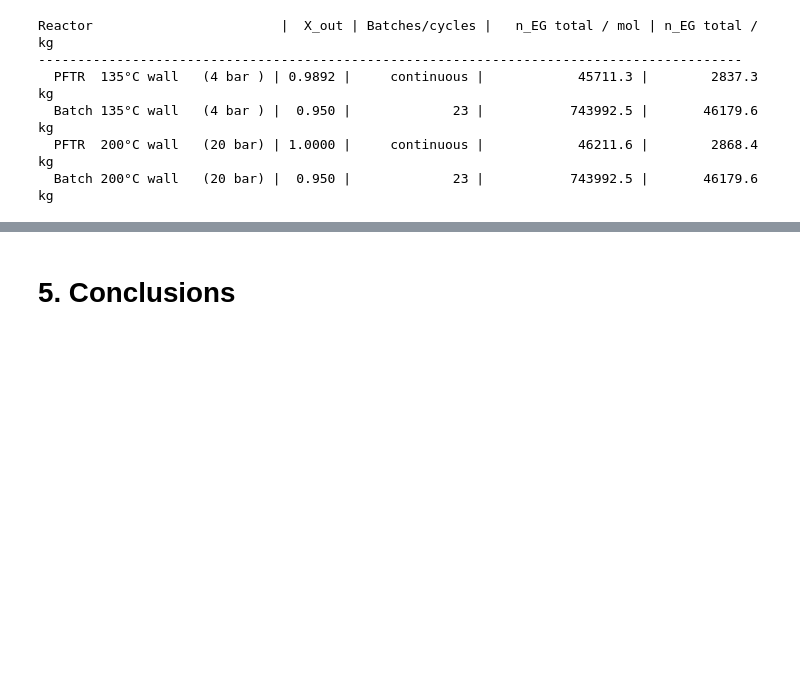
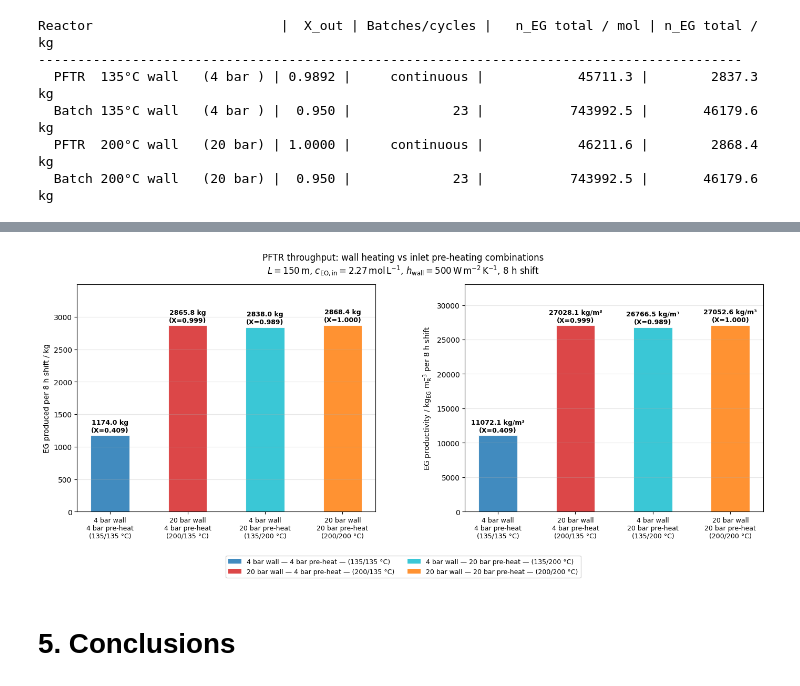
Before and after one commit to PeterSchoenung/CRE3-Assignment-3, a Jupyter notebook: CRT_3_assignment_3_26_Group_5.ipynb, the cells around one changed output, grey strips where cells are left out. Drawn from its saved outputs; the diff is of its cells as text; code cells hidden in the pictures; blank space fills up the shorter version.

```diff
--- a/CRT_3_assignment_3_26_Group_5.ipynb
+++ b/CRT_3_assignment_3_26_Group_5.ipynb
@@ -1611,3 +1654,60 @@ Reactor                        | n_EG total / kg |  V_R / m^3 |  kg EG / m^3
+# %%
+# ============================================================
+# Section 4.6 — Bar chart: volumetric productivity (2 panels)
+#   Left:  total EG per shift [kg]
+#   Right: volumetric productivity [kg m^-3]
+# ============================================================
+from matplotlib.patches import Patch
+
+labels_46    = [c[2] for c in cases_46]
+kg_total_46  = [r[1] for r in results_46]
+kg_perm3_46  = [r[2] for r in results_46]
+X_out_46     = [r[0] for r in results_46]
+
+x_pos_46 = np.arange(4)
+width_46  = 0.5
+
+fig_46, (ax_L, ax_R) = plt.subplots(1, 2, figsize=(14, 6))
+
+for ax, values, ylabel, unit in [
+    (ax_L, kg_total_46,  r"EG produced per 8 h shift / kg",                       "kg"),
+    (ax_R, kg_perm3_46,  r"EG productivity / kg$_\mathrm{EG}$ m$^{-3}_\mathrm{R}$ per 8 h shift", "kg/m³"),
+]:
+    bars = ax.bar(x_pos_46, values, width=width_46,
+                  color=bar_colors_46, alpha=0.85,
+                  edgecolor="white", linewidth=0.8)
+
+    # Value label + conversion on top of each bar
+    for bar, val, X in zip(bars, values, X_out_46):
+        ax.text(bar.get_x() + bar.get_width() / 2,
+                bar.get_height() + max(values) * 0.01,
+                f"{val:.1f} {unit}\n(X={X:.3f})",
+                ha="center", va="bottom", fontsize=9, fontweight="bold")
+
+    ax.set_xticks(x_pos_46)
+    ax.set_xticklabels(labels_46, fontsize=9)
+    ax.set_ylabel(ylabel, fontsize=10)
+    ax.set_ylim(0, max(values) * 1.22)
+    ax.grid(axis="y", alpha=0.3)
+
+# Shared legend
+legend_46 = [
+    Patch(facecolor=c, alpha=0.85, label=cases_46[i][2].replace("\n", " — "))
+    for i, c in enumerate(bar_colors_46)
+]
+fig_46.legend(handles=legend_46, loc="lower center",
+              bbox_to_anchor=(0.5, -0.06), ncol=2, fontsize=9)
+
+fig_46.suptitle(
+    "PFTR throughput: wall heating vs inlet pre-heating combinations\n"
+    r"$L=150\,\mathrm{m}$, $c_\mathrm{EO,in}=2.27\,\mathrm{mol\,L^{-1}}$, "
+    r"$h_\mathrm{wall}=500\,\mathrm{W\,m^{-2}\,K^{-1}}$, 8 h shift",
+    fontsize=12)
+fig_46.tight_layout()
+fig_46.subplots_adjust(top=0.88, bottom=0.16, wspace=0.3)
+fig_46.savefig("fig_4_6_pftr_heating_comparison.png", dpi=150, bbox_inches="tight")
+# %% [output]
+[figure, added]
 # %% [markdown]
 # 5. Conclusions
 # %% [markdown]
```
Also changed, not shown: parts of 5 cells of this notebook, 2 other files.
